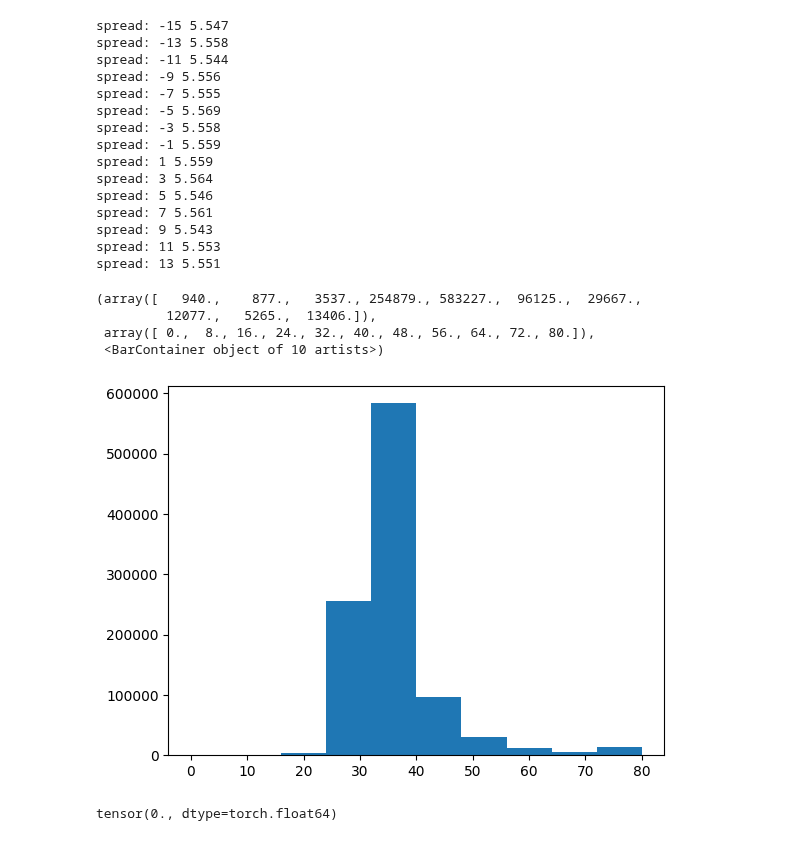
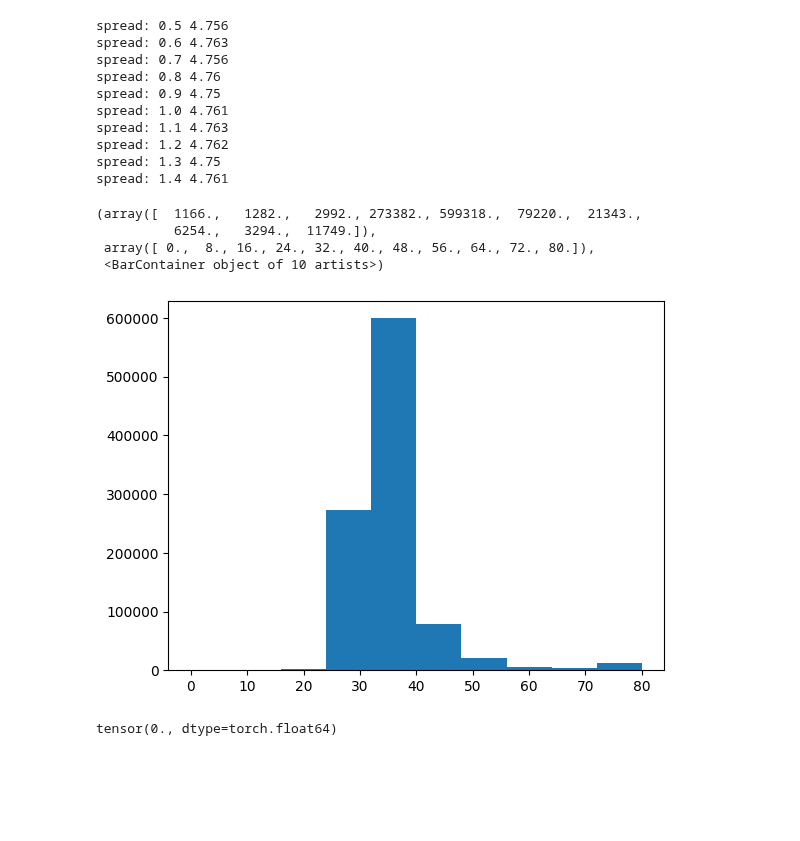
Before and after one commit to sharedw/NFL_sim, a Jupyter notebook: nn_models.ipynb, the cells around one changed output. Cells and saved outputs as stored; diff of their text form; code cells hidden in the pictures; blank space fills up the shorter version.

```diff
--- a/nn_models.ipynb
+++ b/nn_models.ipynb
@@ -142,0 +238,9 @@ class WithDropout(nn.Module):
+# %%
+X_cat = torch.tensor(X[cat_columns].values, dtype=torch.int32)
+X_cont = torch.tensor(X[cont_columns].values, dtype=torch.float32)
+
+def get_sample(num_samples):
+    idx = np.random.randint(0,len(X_cat), num_samples)
+    return (X_cat[idx], X_cont[idx])
+
+get_sample(2)
@@ -142,0 +258,16 @@ class WithDropout(nn.Module):
+# %%
+model = FTTransformer(
+    categories = (4, 2),      # tuple containing the number of unique values within each category
+    num_continuous = 15,                # number of continuous values
+    dim = 32,                           # dimension, paper set at 32
+    dim_out = 130,                        # binary prediction, but could be anything
+    depth = 6,                          # depth, paper recommended 6
+    heads = 8,                          # heads, paper recommends 8
+    attn_dropout = 0.1,                 # post-attention dropout
+    ff_dropout = 0.1                    # feed forward dropout
+).to('cuda')
+            # numerical value
+c,n = get_sample(550)
+print(c.shape, n.shape)
+pred = model(c.to('cuda'),n.to('cuda'))
+pred
@@ -199,5 +356,5 @@ def train_model(X, y, n_in, n_out,n_hidden=50, epochs=20, batch_size=512):
     plt.hist(test_y.to('cpu'), alpha=0.5, color='b')
     return model
 # %%
-rush_yards_model = train_model(X,y, 22, 130, n_hidden = 1000, epochs=10) # 2.90,
+rush_yards_model = train_model(X,y, 17, 130, n_hidden = 1024, epochs=10) # 2.937 loss, 0.1279 acc
 # %% [output]
@@ -323,0 +537,6 @@ tensor(-1.)
+# %%
+test = rushes.sample(1000)
+xx = torch.Tensor(test[rush_yards_cols].values)
+xy = torch.Tensor(test['yards_shifted'].values)
+norm = xx.mean(dim=0).reshape(1,-1)
+norm
@@ -324,33 +578,33 @@ tensor(-1.)
 # %%
-for ypc in range(-15, 15, 2):
-    xx[0][12] = torch.tensor(5)
-    res = rush_yards_model(xx)
+norm = xx.mean(dim=0).reshape(1,-1)
+
+for ypc in range(5, 15, 1):
+#for ypc in [0,1,10,100,1000]:
+    ypc = ypc/10
+    norm[0][-1] = torch.tensor(ypc)
+    res = rush_yards_model(norm)
+    #res[:,75:] -= 4
     res = F.softmax(res,dim=1)[0]
     samples = torch.clamp( torch.multinomial(res,1000000,replacement=True),max=80)
     avg = round(samples.double().mean().item()-30, 3)
     print(f'spread: {ypc}',avg) # 3.34
 plt.hist(samples)
 # %% [output]
-spread: -15 5.547
-spread: -13 5.558
-spread: -11 5.544
-spread: -9 5.556
-spread: -7 5.555
-spread: -5 5.569
-spread: -3 5.558
-spread: -1 5.559
-spread: 1 5.559
-spread: 3 5.564
-spread: 5 5.546
-spread: 7 5.561
-spread: 9 5.543
-spread: 11 5.553
-spread: 13 5.551
+spread: 0.5 4.756
+spread: 0.6 4.763
+spread: 0.7 4.756
+spread: 0.8 4.76
+spread: 0.9 4.75
+spread: 1.0 4.761
+spread: 1.1 4.763
+spread: 1.2 4.762
+spread: 1.3 4.75
+spread: 1.4 4.761
-(array([   940.,    877.,   3537., 254879., 583227.,  96125.,  29667.,
-         12077.,   5265.,  13406.]),
+(array([  1166.,   1282.,   2992., 273382., 599318.,  79220.,  21343.,
+          6254.,   3294.,  11749.]),
  array([ 0.,  8., 16., 24., 32., 40., 48., 56., 64., 72., 80.]),
  <BarContainer object of 10 artists>)
-[figure, old version]
+[figure, new version]
 # %%
 samples.double().min()
 # %% [output]
```
Also changed, not shown: parts of 39 cells of this notebook, 18 other files.
